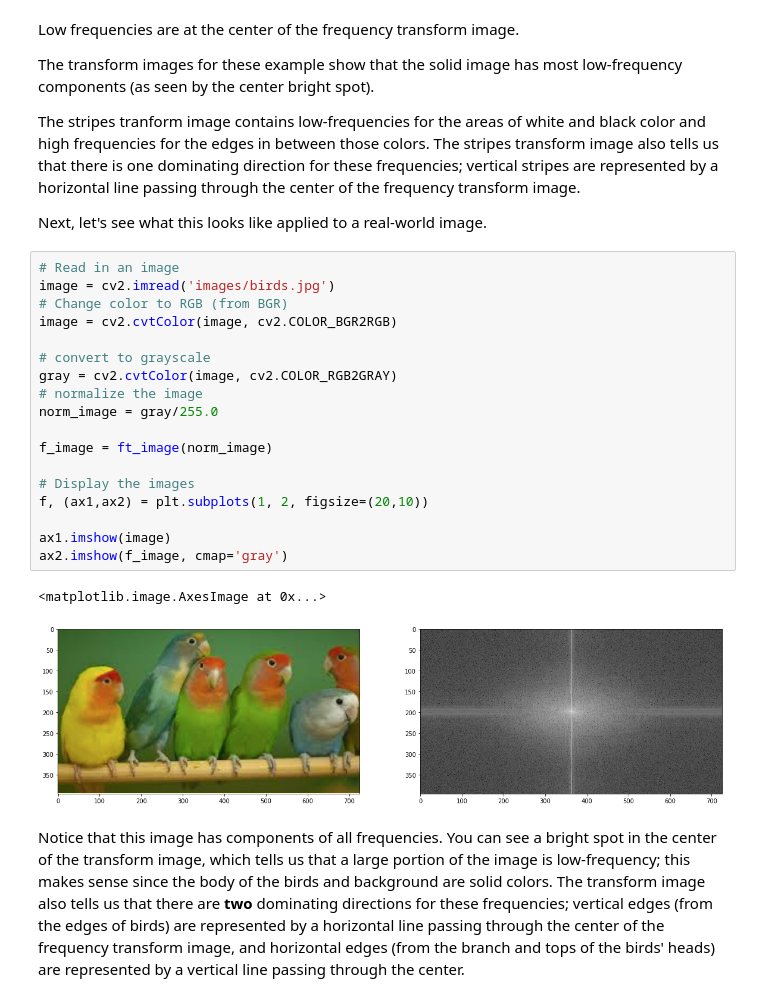
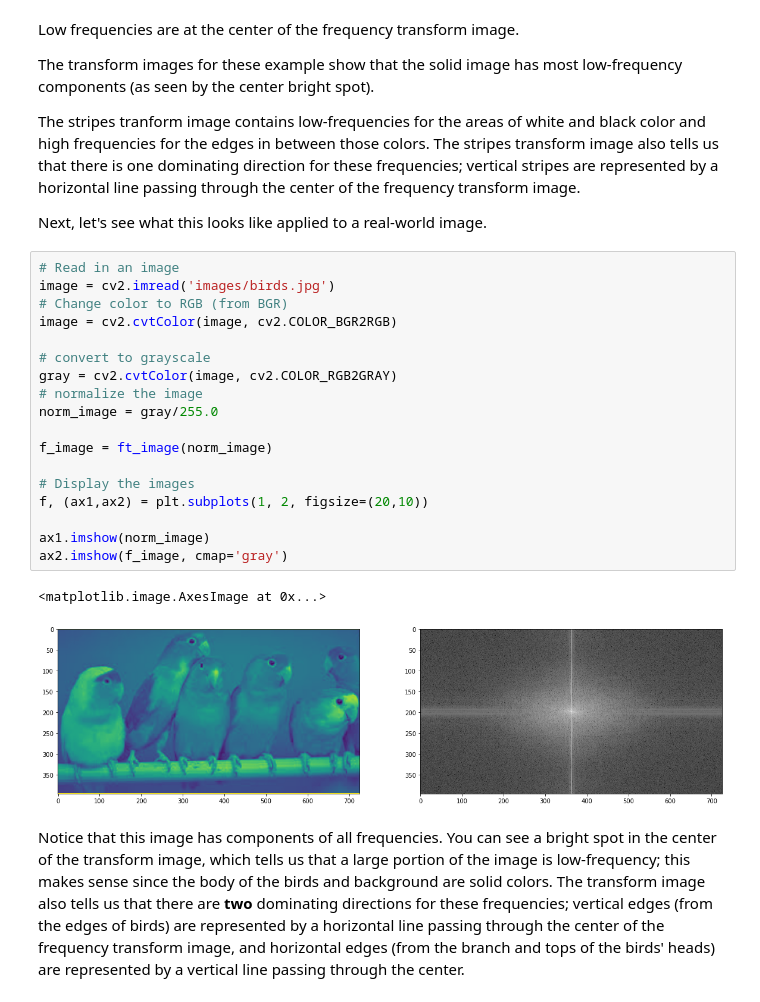
Before and after one commit to kamsaini/udacity-cvnd, a Jupyter notebook: CVND_Exercises/1_2_Convolutional_Filters_Edge_Detection/1. Fourier Transform.ipynb, the cells around one changed output. Saved outputs shown, nothing was run; the diff lists cells and outputs as text.

```diff
--- a/CVND_Exercises/1_2_Convolutional_Filters_Edge_Detection/1. Fourier Transform.ipynb
+++ b/CVND_Exercises/1_2_Convolutional_Filters_Edge_Detection/1. Fourier Transform.ipynb
@@ -83,23 +83,23 @@ Next, let's see what this looks like applied to a real-world image.
 # %%
 # Read in an image
 image = cv2.imread('images/birds.jpg')
 # Change color to RGB (from BGR)
 image = cv2.cvtColor(image, cv2.COLOR_BGR2RGB)
 
 # convert to grayscale
 gray = cv2.cvtColor(image, cv2.COLOR_RGB2GRAY)
 # normalize the image
 norm_image = gray/255.0
 
 f_image = ft_image(norm_image)
 
 # Display the images
 f, (ax1,ax2) = plt.subplots(1, 2, figsize=(20,10))
 
-ax1.imshow(image)
+ax1.imshow(norm_image)
 ax2.imshow(f_image, cmap='gray')
 # %% [output]
 <matplotlib.image.AxesImage at 0x...>
-[figure, old version]
+[figure, new version]
 # %% [markdown]
 Notice that this image has components of all frequencies. You can see a bright spot in the center of the transform image, which tells us that a large portion of the image is low-frequency; this makes sense since the body of the birds and background are solid colors. The transform image also tells us that there are **two** dominating directions for these frequencies; vertical edges (from the edges of birds) are represented by a horizontal line passing through the center of the frequency transform image, and horizontal edges (from the branch and tops of the birds' heads) are represented by a vertical line passing through the center.
```
